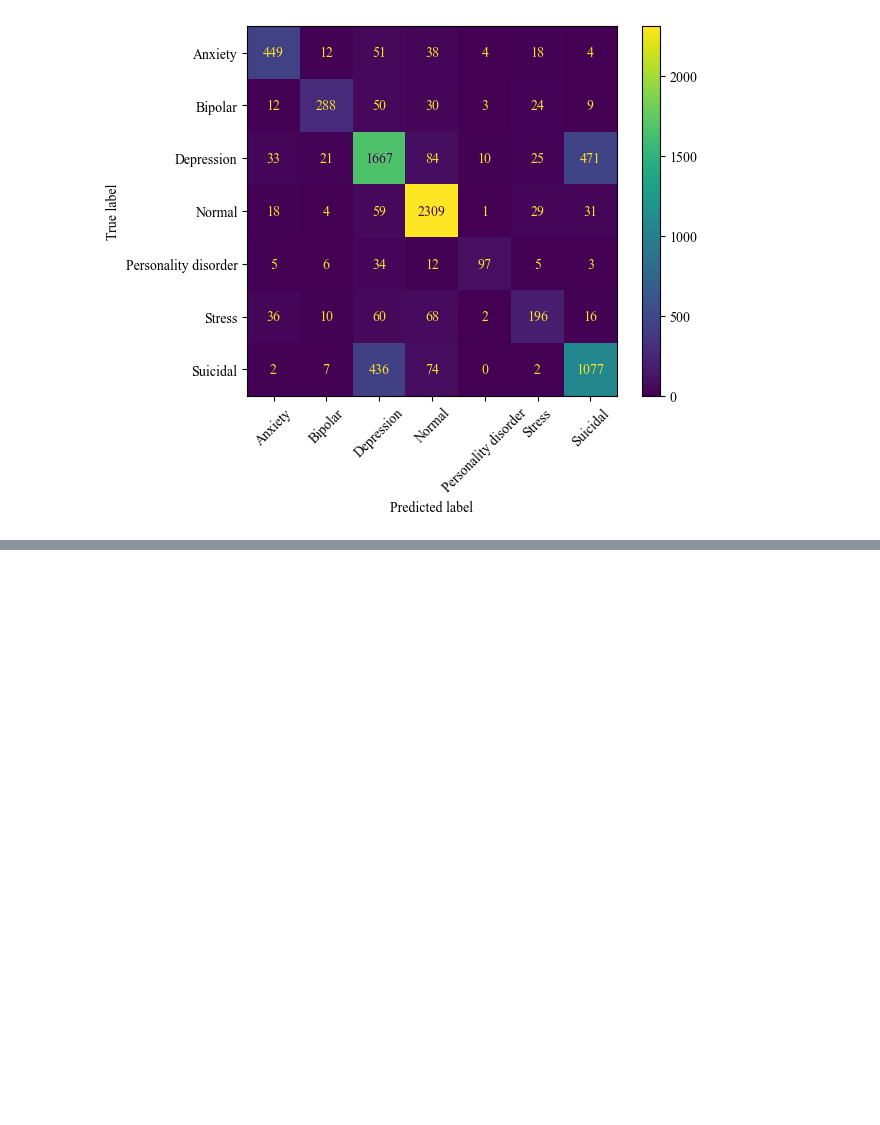
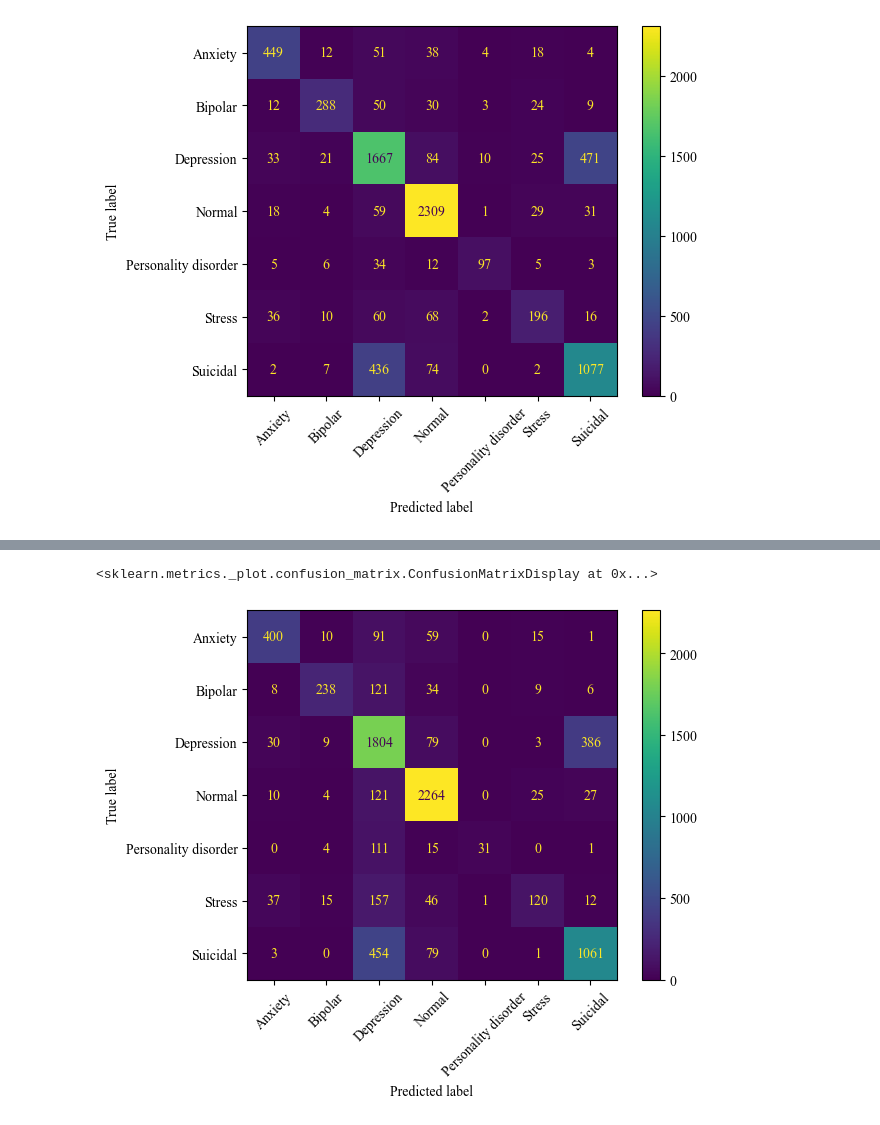
Before and after one commit to julbor2003/NLP-Sentiment-Analysis-for-Mental-Health, a Jupyter notebook: experiments/e2-svm-context.ipynb, the cells around one changed output, grey strips where cells are left out. Saved outputs shown, nothing was run; the diff lists cells and outputs as text; code cells hidden in the pictures; blank space fills up the shorter version.

```diff
--- a/experiments/e2-svm-context.ipynb
+++ b/experiments/e2-svm-context.ipynb
@@ -134,0 +282,13 @@ plt.show()
+# %%
+# pipeline dla TF-IDF z użyciem trigramów
+tri_pipeline = Pipeline([
+    ("tfidf", TfidfVectorizer(ngram_range=(1, 3))),
+    ("log_reg", LogisticRegression(max_iter=1_000))
+])
+# %%
+tri_pipeline.fit(X_train_base, y_train)
+y_val_pred_tri = tri_pipeline.predict(X_val_base)
+f1_macro_tri = f1_score(y_val, y_val_pred_tri, average='macro')
+
+print(classification_report(y_val, y_val_pred_tri))
+print(f"F1 macro: {f1_macro_tri:.2f}")
@@ -134,0 +311,8 @@ plt.show()
+# %%
+cm_tri = confusion_matrix(y_val, y_val_pred_tri)
+ConfusionMatrixDisplay.from_predictions(
+    y_val, y_val_pred_tri,
+    xticks_rotation=45)
+# %% [output]
+<sklearn.metrics._plot.confusion_matrix.ConfusionMatrixDisplay at 0x...>
+[figure, added]
```
Also changed, not shown: parts of 27 cells of this notebook, 1 other file.
